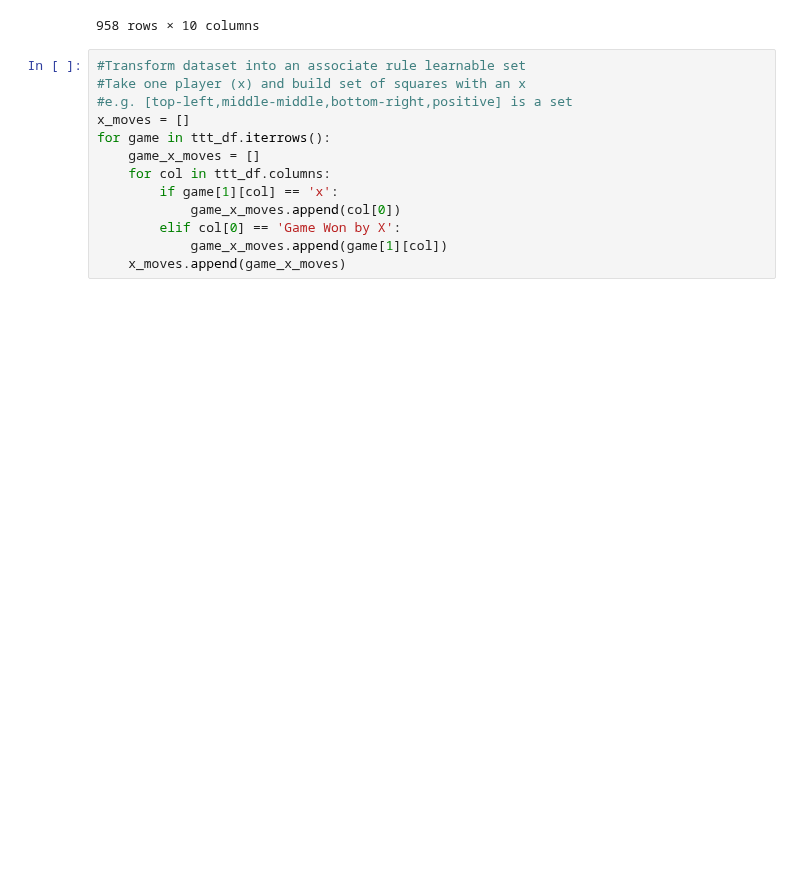
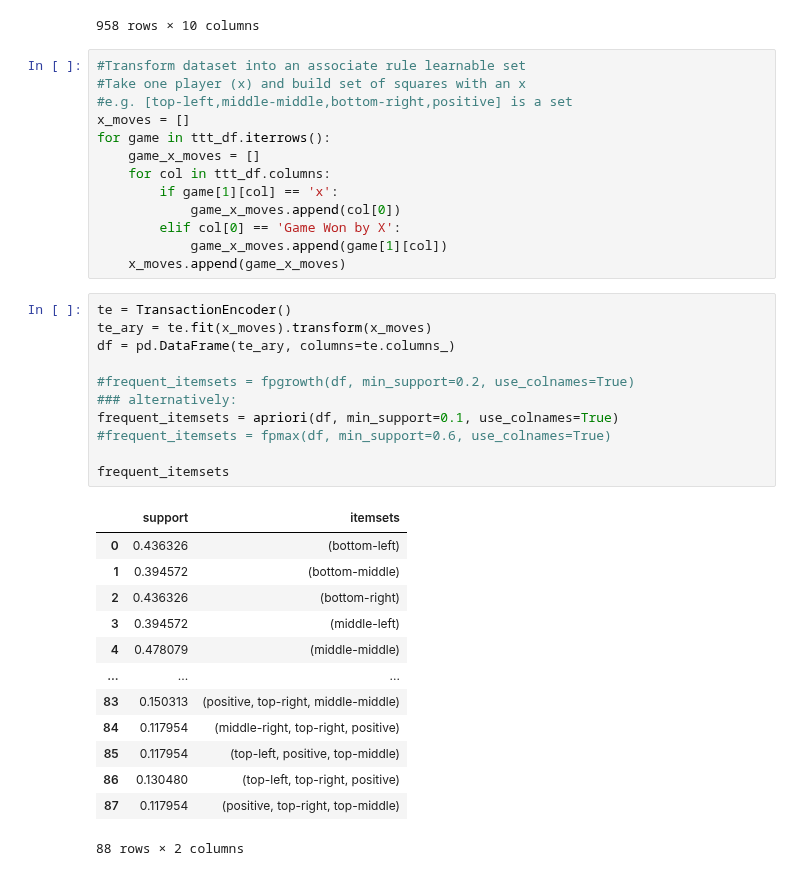
Before and after one commit to dougbrn/Towson, a Jupyter notebook: COSC757/assignment4/assignment4.ipynb, the cells around one changed output. Saved outputs shown, nothing was run; the diff lists cells and outputs as text; blank space fills up the shorter version.

```diff
--- a/COSC757/assignment4/assignment4.ipynb
+++ b/COSC757/assignment4/assignment4.ipynb
@@ -40,3 +40,28 @@ for game in ttt_df.iterrows():
         elif col[0] == 'Game Won by X':
             game_x_moves.append(game[1][col])
     x_moves.append(game_x_moves)
+# %%
+te = TransactionEncoder()
+te_ary = te.fit(x_moves).transform(x_moves)
+df = pd.DataFrame(te_ary, columns=te.columns_)
+
+#frequent_itemsets = fpgrowth(df, min_support=0.2, use_colnames=True)
+### alternatively:
+frequent_itemsets = apriori(df, min_support=0.1, use_colnames=True)
+#frequent_itemsets = fpmax(df, min_support=0.6, use_colnames=True)
+
+frequent_itemsets
+# %% [output]
+|  | support | itemsets |
+| 0 | 0.436326 | (bottom-left) |
+| 1 | 0.394572 | (bottom-middle) |
+| 2 | 0.436326 | (bottom-right) |
+| 3 | 0.394572 | (middle-left) |
+| 4 | 0.478079 | (middle-middle) |
+| ... | ... | ... |
+| 83 | 0.150313 | (positive, top-right, middle-middle) |
+| 84 | 0.117954 | (middle-right, top-right, positive) |
+| 85 | 0.117954 | (top-left, positive, top-middle) |
+| 86 | 0.130480 | (top-left, top-right, positive) |
+| 87 | 0.117954 | (positive, top-right, top-middle) |
+88 rows × 2 columns
```
Also changed, not shown: parts of 2 cells of this notebook.
